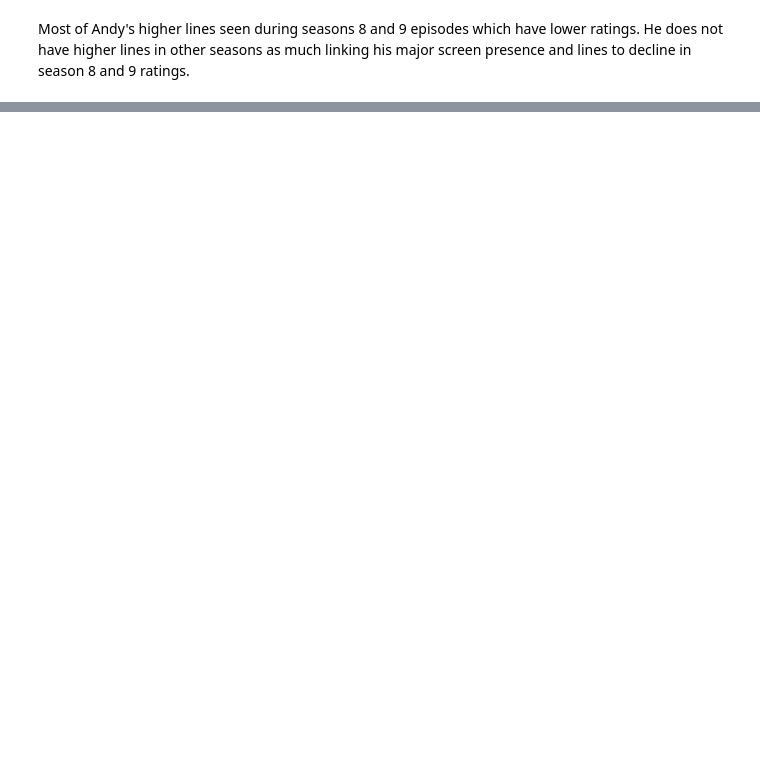
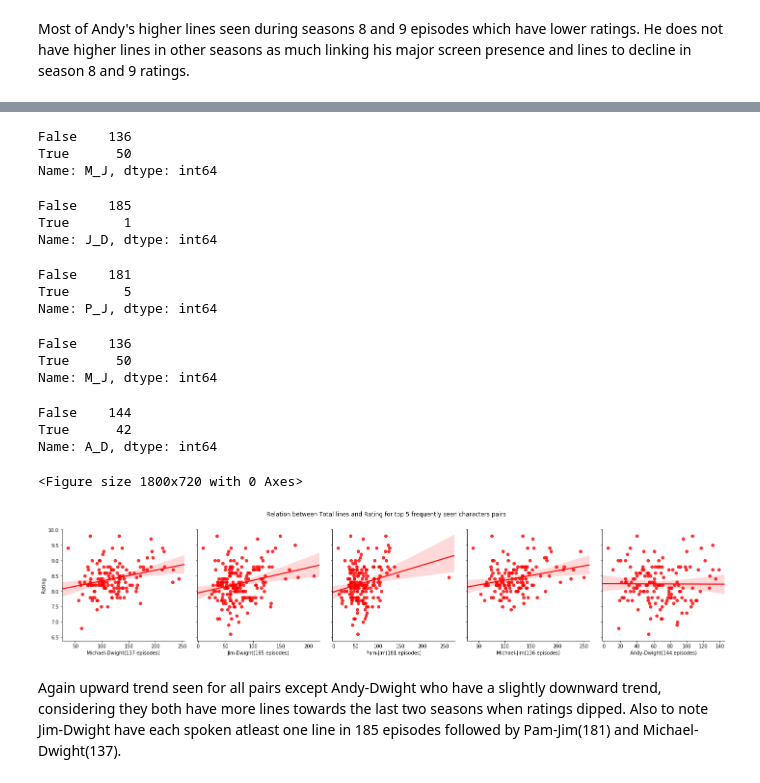
Before and after one commit to rameez471/The-Office-Dataset, a Jupyter notebook: EDA.ipynb, the cells around one changed output, grey strips where cells are left out. Saved outputs shown, nothing was run; the diff lists cells and outputs as text; code cells hidden in the pictures; blank space fills up the shorter version.

```diff
--- a/EDA.ipynb
+++ b/EDA.ipynb
@@ -1668,0 +1677,6 @@ Most of Andy's higher lines seen during seasons 8 and 9 episodes which have lowe
+# %%
+df_char_t['M_D'] = df_char_t[['Dwight','Michael']].dropna(how='any').sum(axis=1)
+df_char_t['J_D'] = df_char_t[['Dwight','Jim']].dropna(how='any').sum(axis=1)
+df_char_t['P_J'] = df_char_t[['Pam','Jim']].dropna(how='any').sum(axis=1)
+df_char_t['M_J'] = df_char_t[['Michael','Jim']].dropna(how='any').sum(axis=1)
+df_char_t['A_D'] = df_char_t[['Andy','Dwight']].dropna(how='any').sum(axis=1)
@@ -1668,0 +1698,48 @@ Most of Andy's higher lines seen during seasons 8 and 9 episodes which have lowe
+# %%
+df_char_t['M_J'].isna().value_counts()
+# %% [output]
+False    136
+True      50
+Name: M_J, dtype: int64
+# %%
+df_char_t['J_D'].isna().value_counts()
+# %% [output]
+False    185
+True       1
+Name: J_D, dtype: int64
+# %%
+df_char_t['P_J'].isna().value_counts()
+# %% [output]
+False    181
+True       5
+Name: P_J, dtype: int64
+# %%
+df_char_t['M_J'].isna().value_counts()
+# %% [output]
+False    136
+True      50
+Name: M_J, dtype: int64
+# %%
+df_char_t['A_D'].isna().value_counts()
+# %% [output]
+False    144
+True      42
+Name: A_D, dtype: int64
+# %%
+df_char_t.rename(columns={'M_D': 'Michael-Dwight(137 episodes)', 'J_D': 'Jim-Dwight(185 episodes)',
+                              'P_J':'Pam-Jim(181 episodes)','M_J':'Michael-Jim(136 episodes)',
+                              'A_D':'Andy-Dwight(144 episodes)'},inplace=True)
+# %%
+plt.figure(figsize=(25,10))
+g = sns.PairGrid(df_char_t, y_vars=["Rating"],x_vars=[ 'Michael-Dwight(137 episodes)', 'Jim-Dwight(185 episodes)',
+                              'Pam-Jim(181 episodes)','Michael-Jim(136 episodes)','Andy-Dwight(144 episodes)'],height=4)
+g.map(sns.regplot,color="red")
+plt.suptitle('Relation between Total lines and Rating for top 5 frequently seen characters pairs',y=1.08)
+
+plt.savefig('./Visualizations/Relation between Total lines and Rating for top 5 frequently seen characters pairs.png')
+plt.show()
+# %% [output]
+<Figure size 1800x720 with 0 Axes>
+[figure, added]
+# %% [markdown]
+Again upward trend seen for all pairs except Andy-Dwight who have a slightly downward trend, considering they both have more lines towards the last two seasons when ratings dipped. Also to note Jim-Dwight have each spoken atleast one line in 185 episodes followed by Pam-Jim(181) and Michael-Dwight(137).
```
Also changed, not shown: parts of 4 cells of this notebook, 2 other files.
